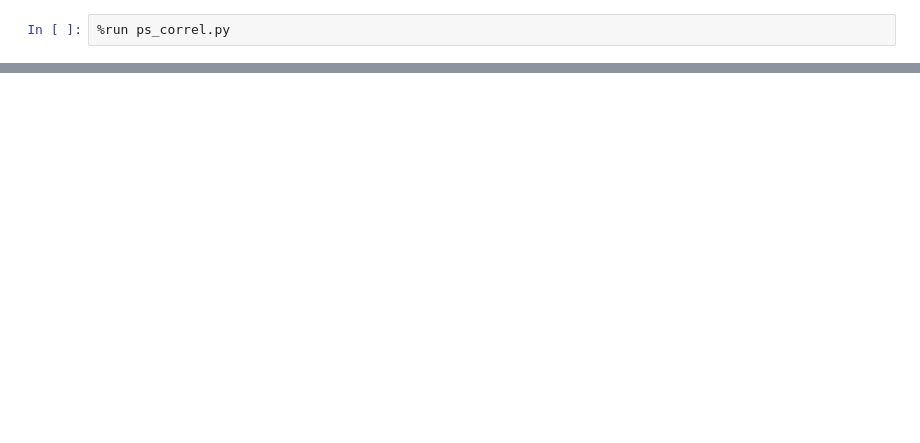
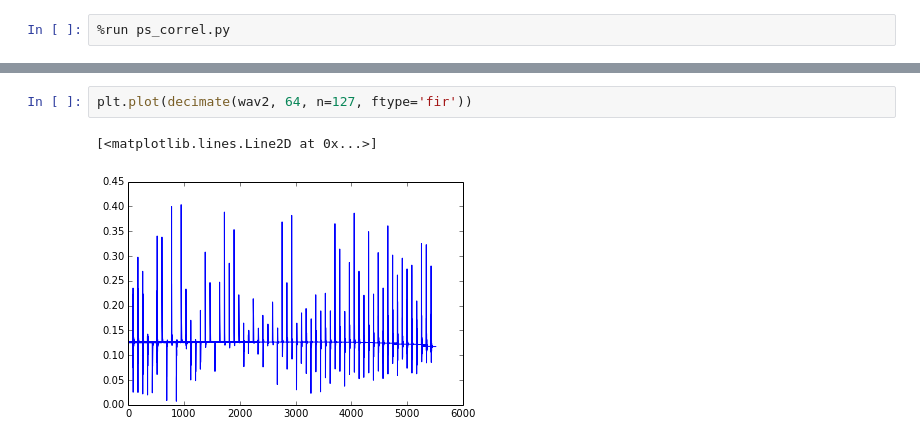
Before and after one commit to danmackinlay/pattern_machine, a Jupyter notebook: non_sc/correl.ipynb, the cells around one changed output, grey strips where cells are left out. Drawn from its saved outputs; the diff is of its cells as text; blank space fills up the shorter version.

```diff
--- a/non_sc/correl.ipynb
+++ b/non_sc/correl.ipynb
@@ -7,0 +27,5 @@ plt.plot(all_corr[7])
+# %%
+plt.plot(decimate(wav2, 64, n=127, ftype='fir'))
+# %% [output]
+[<matplotlib.lines.Line2D at 0x...>]
+[figure, added]
```
Also changed, not shown: parts of 6 cells of this notebook.
